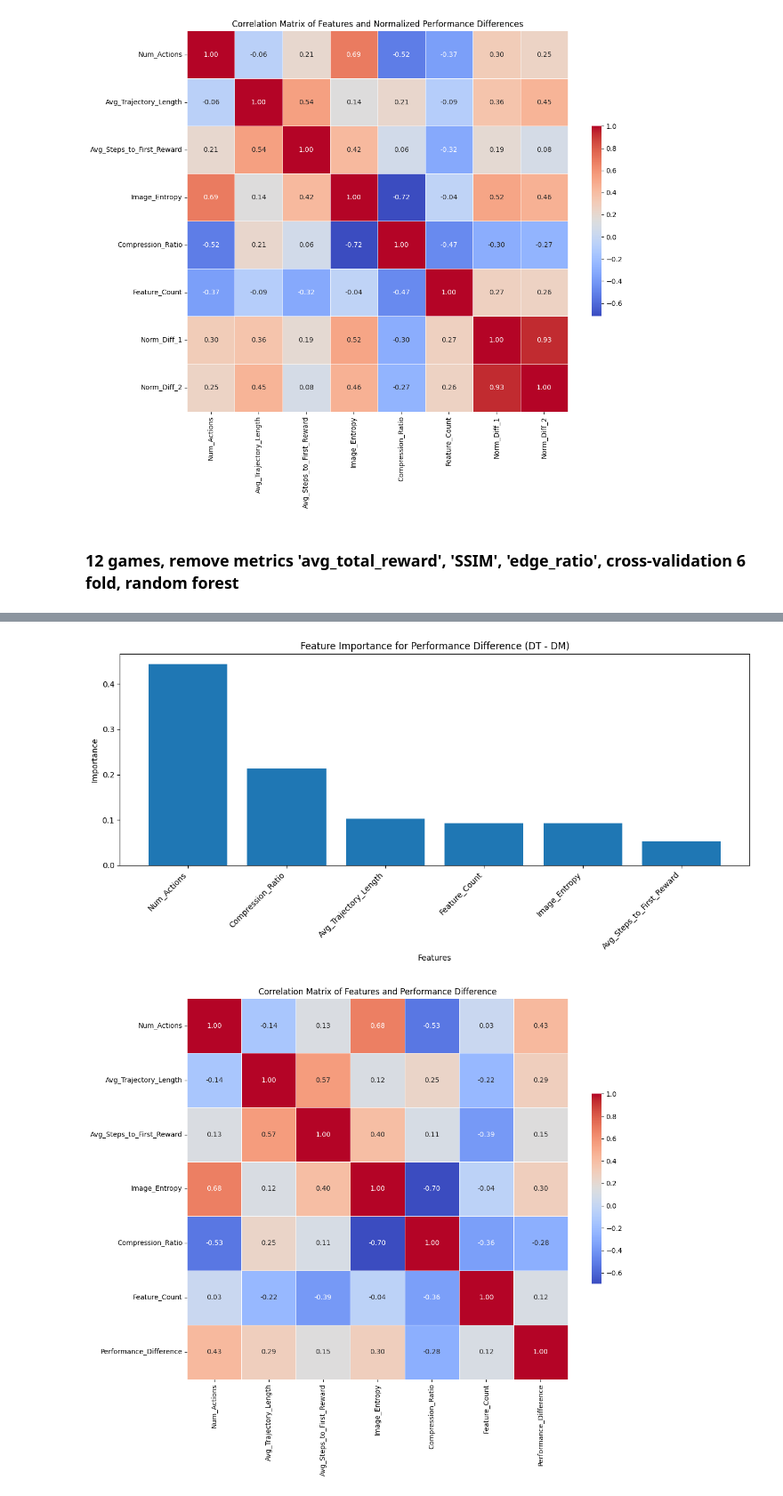
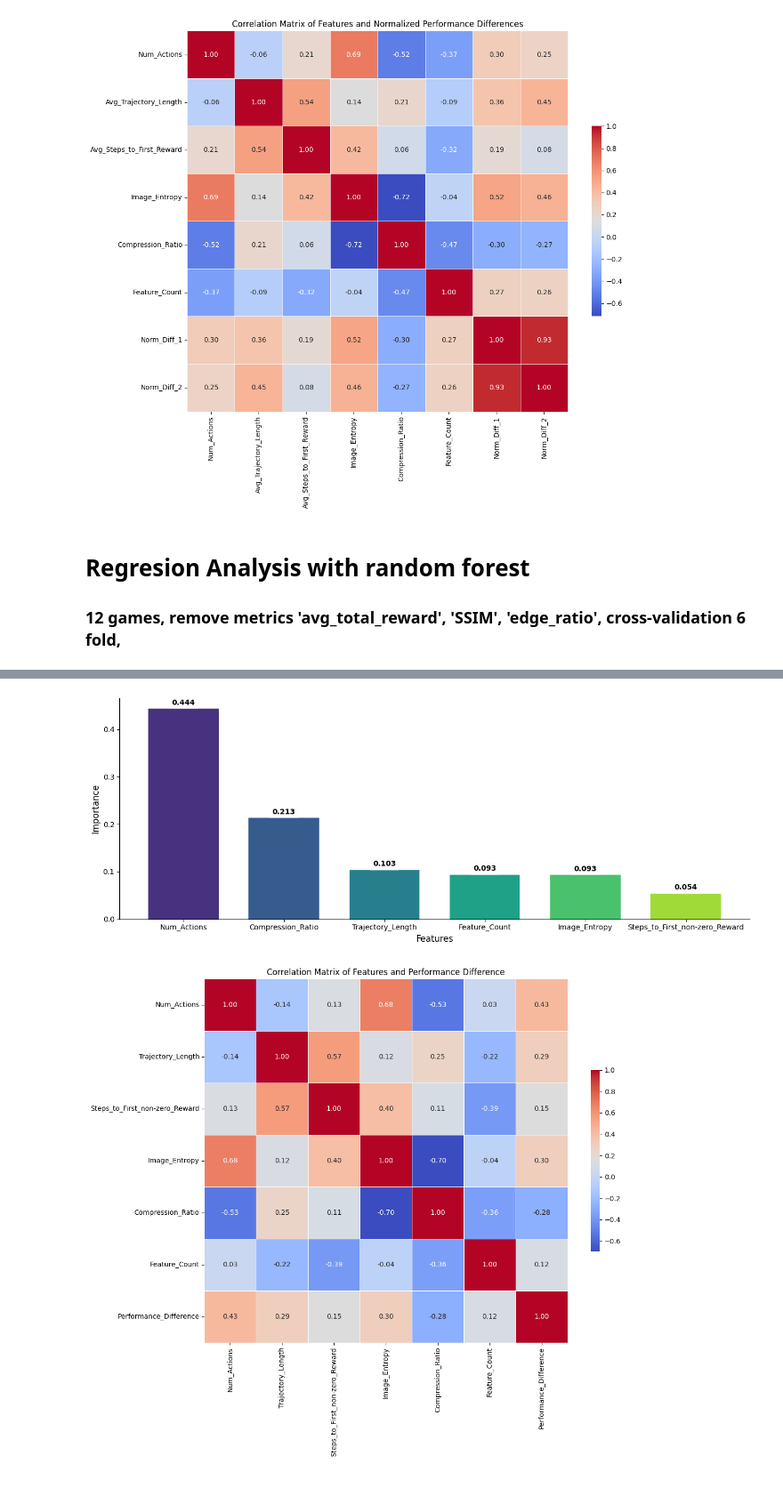
Before and after one commit to 0x1DA9430/Decision-Transformer-vs-Decision-Mamba, a Jupyter notebook: atari/output/regression_analysis.ipynb, the cells around one changed output, grey strips where cells are left out. Shown: that part at 89% size. Saved outputs shown, nothing was run; the diff lists cells and outputs as text; code cells hidden in the pictures.

Commit message:
update figure color

```diff
--- a/atari/output/regression_analysis.ipynb
+++ b/atari/output/regression_analysis.ipynb
@@ -697,7 +697,8 @@ Feature Importance for Model 1:
 0       Breakout    309.14    367.13    -0.157955     0.842045
 [figure]
 # %% [markdown]
-### 12 games, remove metrics 'avg_total_reward', 'SSIM', 'edge_ratio', cross-validation 6 fold, random forest
+# Regresion Analysis with random forest
+### 12 games, remove metrics 'avg_total_reward', 'SSIM', 'edge_ratio', cross-validation 6 fold,
 # %%
 import pandas as pd
 import numpy as np
@@ -713,7 +714,7 @@ dt_scores = [309.14, 36.98, 30.37, 29.41, 71.58, 2.05, 12.42, 0.63, 9.49, 25.00,
 dm_scores = [367.13, 26.93, 7.77, 5.29, 64.31, 2.77, 11.74, -0.09, 7.20, 28.49, 28.77, 153.14]
 num_actions = [4, 6, 18, 14, 6, 18, 18, 18, 18, 18, 6, 18]
 avg_trajectory_length = [1299.62, 1060.84, 1192.23, 2642.71, 2096.52, 1413.12, 932.20, 1185.34, 2068.26, 1123.01, 1820.79, 1775.02]
-avg_steps_to_first_reward = [45.20, 56.75, 54.94, 109.53, 112.64, 87.23, 22.49, 20.04, 267.60, 81.03, 52.07, 44.58]
+avg_steps_to_first_non_zero_reward = [45.20, 56.75, 54.94, 109.53, 112.64, 87.23, 22.49, 20.04, 267.60, 81.03, 52.07, 44.58]
 image_entropy = [1.50, 1.89, 2.01, 2.66, 0.68, 2.24, 2.02, 1.88, 2.84, 1.77, 0.84, 2.20]
 compression_ratio = [21.35, 5.80, 10.55, 7.58, 40.00, 12.92, 7.71, 7.78, 9.31, 12.89, 13.30, 8.01]
 feature_count = [23.33, 84.64, 38.84, 52.63, 9.16, 16.18, 22.88, 188.87, 13.88, 24.61, 65.85, 23.34]
@@ -723,8 +724,8 @@ data = pd.DataFrame({
     'DT_Score': dt_scores,
     'DM_Score': dm_scores,
     'Num_Actions': num_actions,
-    'Avg_Trajectory_Length': avg_trajectory_length,
-    'Avg_Steps_to_First_Reward': avg_steps_to_first_reward,
+    'Trajectory_Length': avg_trajectory_length,
+    'Steps_to_First_non-zero_Reward': avg_steps_to_first_non_zero_reward,
     'Image_Entropy': image_entropy,
     'Compression_Ratio': compression_ratio,
     'Feature_Count': feature_count
@@ -734,7 +735,7 @@ data = pd.DataFrame({
 data['Performance_Difference'] = data['DT_Score'] - data['DM_Score']
 
 # 2. Prepare features (X) and target variable (y)
-X = data[['Num_Actions', 'Avg_Trajectory_Length', 'Avg_Steps_to_First_Reward',
+X = data[['Num_Actions', 'Trajectory_Length', 'Steps_to_First_non-zero_Reward',
           'Image_Entropy', 'Compression_Ratio', 'Feature_Count']]
 y = data['Performance_Difference']
 
@@ -763,14 +764,28 @@ print("\nFeature Importance:")
 print(feature_importance)
 
 # Visualize feature importance
-plt.figure(figsize=(12, 6))
-plt.bar(feature_importance['feature'], feature_importance['importance'])
-plt.title('Feature Importance for Performance Difference (DT - DM)')
-plt.xlabel('Features')
-plt.ylabel('Importance')
-plt.xticks(rotation=45, ha='right')
+# Sort feature importance in descending order
+feature_importance_sorted = feature_importance.sort_values('importance', ascending=False)
+colors = sns.color_palette("viridis", n_colors=len(feature_importance_sorted))  # Create a color palette
+
+plt.figure(figsize=(13, 5))
+bars = plt.bar(feature_importance_sorted['feature'], feature_importance_sorted['importance'],
+               color=colors, edgecolor='none', width=0.7)  # Increased width from default 0.8 to 0.9
+plt.xlabel('Features', fontsize=12)
+plt.ylabel('Importance', fontsize=12)
+plt.gca().spines['top'].set_visible(False)
+plt.gca().spines['right'].set_visible(False)
+
+# Add value labels
+for bar in bars:
+    plt.text(bar.get_x() + bar.get_width()/2, bar.get_height()+0.005,
+             f'{bar.get_height():.3f}',
+             ha='center', va='bottom', fontsize=10, fontweight='bold',
+             bbox=dict(facecolor='white', edgecolor='none', alpha=0.3))
+
 plt.tight_layout()
 plt.show()
+
 
 # 7. Correlation analysis
 correlation_matrix = data.drop(['Game', 'DT_Score', 'DM_Score'], axis=1).corr()
@@ -800,2 +815,2 @@ Feature Importance:
-[figure, old version]
+[figure, new version]
-[figure, old version]
+[figure, new version]
```
Also changed, not shown: parts of 1 cell of this notebook.
